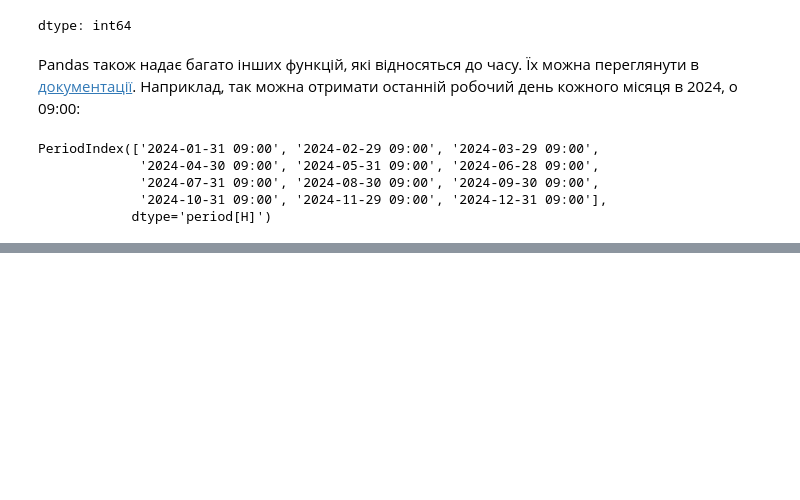
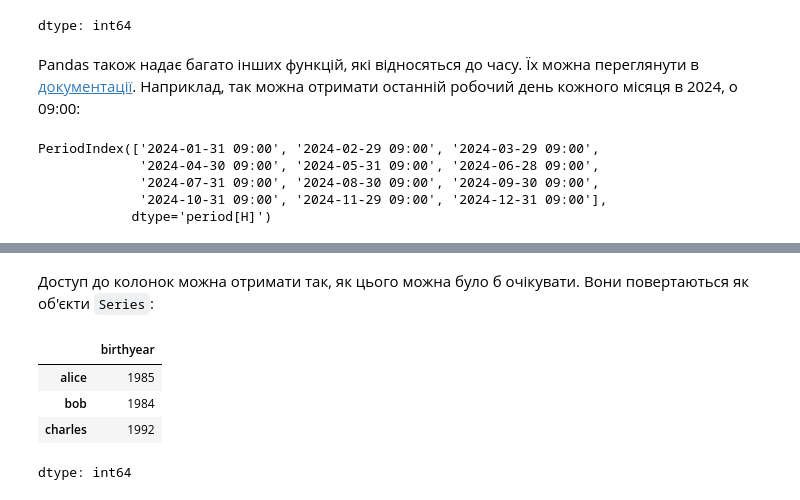
Before and after one commit to dmuman/ML-projects-and-tutorials, a Jupyter notebook: Pandas/Tutorials/pandas_tutorial_ukr.ipynb, the cells around one changed output, grey strips where cells are left out. Cells and saved outputs as stored; diff of their text form; code cells hidden in the pictures; blank space fills up the shorter version.

```diff
--- a/Pandas/Tutorials/pandas_tutorial_ukr.ipynb
+++ b/Pandas/Tutorials/pandas_tutorial_ukr.ipynb
@@ -637,0 +667,10 @@ PeriodIndex(['2024-01-31 09:00', '2024-02-29 09:00', '2024-03-29 09:00',
+# %% [markdown]
+Доступ до колонок можна отримати так, як цього можна було б очікувати. Вони повертаються як об'єкти `Series`:
+# %%
+people['birthyear']
+# %% [output]
+|  | birthyear |
+| alice | 1985 |
+| bob | 1984 |
+| charles | 1992 |
+dtype: int64
```
Also changed, not shown: parts of 7 cells of this notebook.
